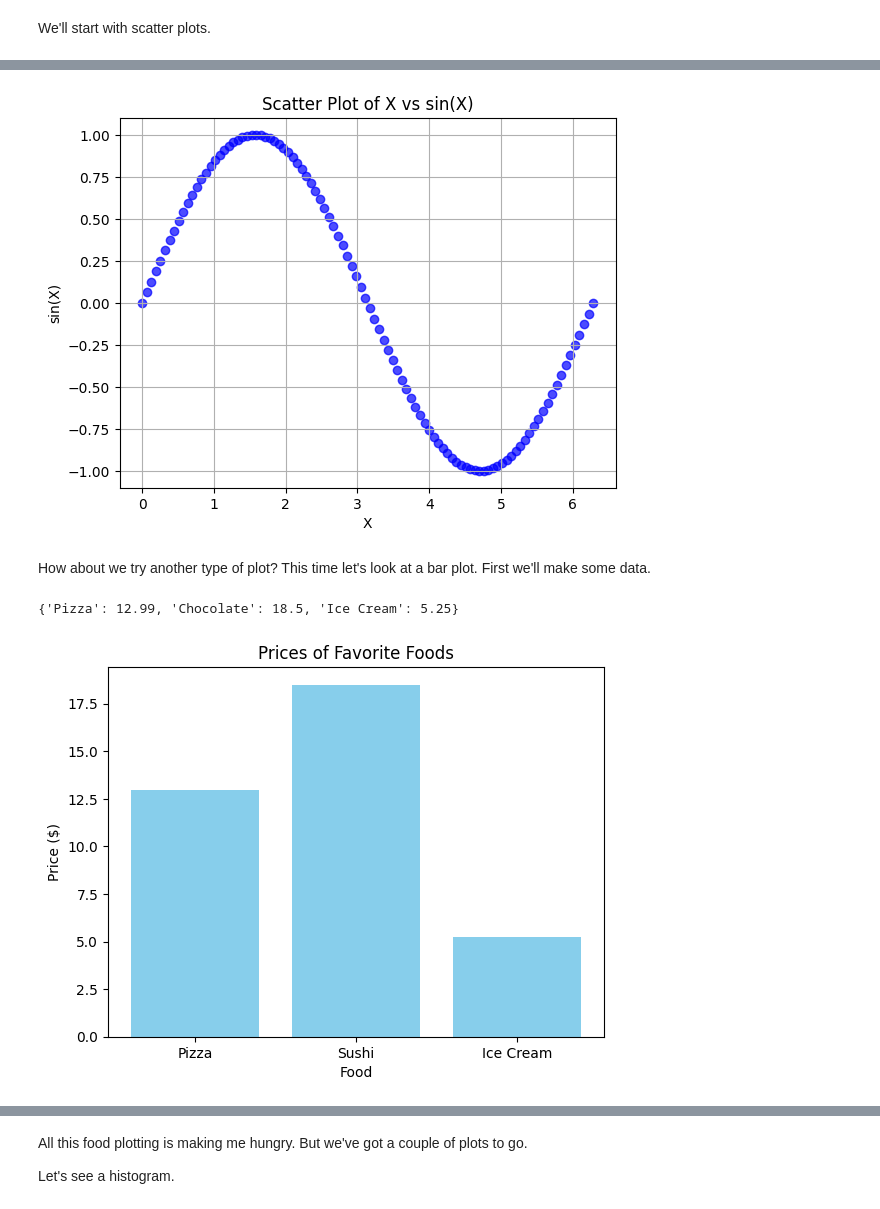
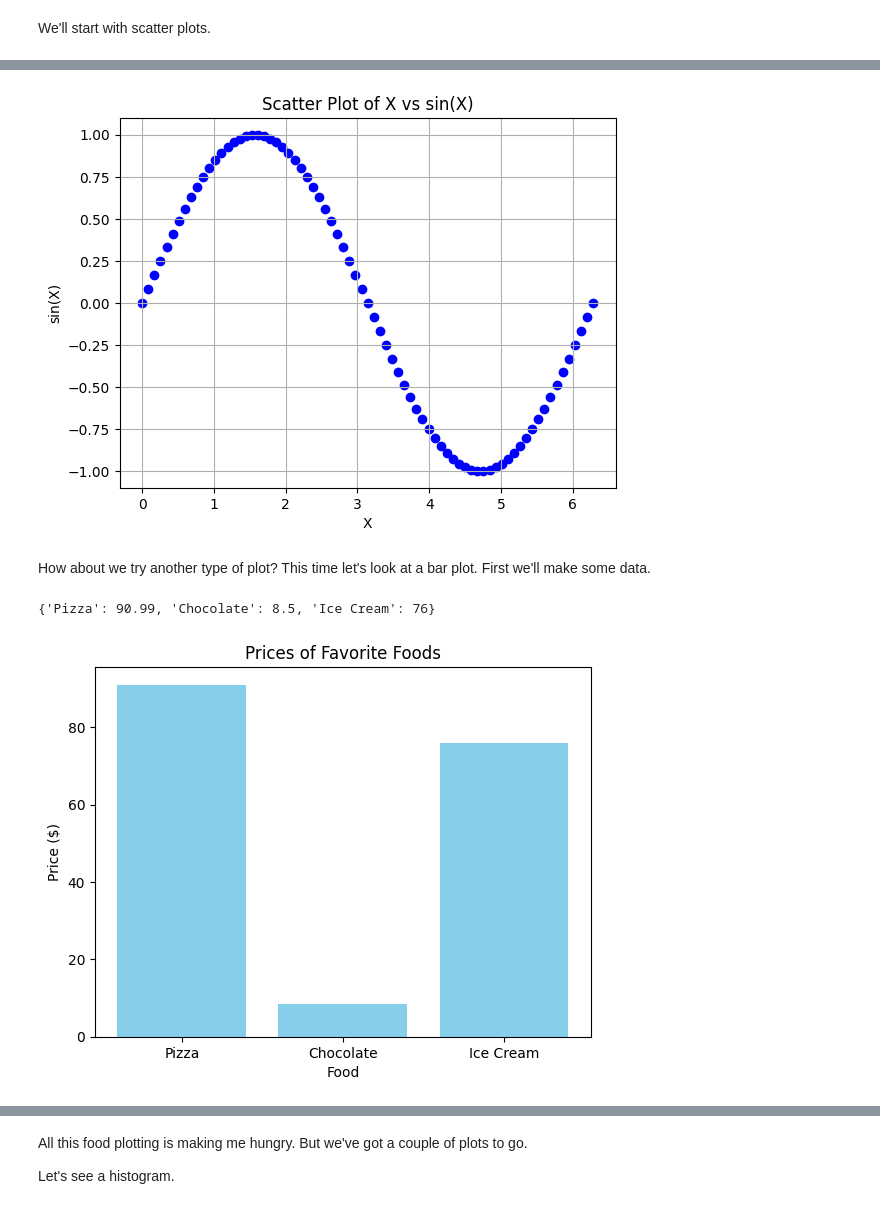
Before and after one commit to srilakshmi-saladi/bdaassignment, a Jupyter notebook: ICP3_B.ipynb, the cells around one changed output, grey strips where cells are left out. Saved outputs shown, nothing was run; the diff lists cells and outputs as text; code cells hidden in the pictures.

```diff
--- a/ICP3_B.ipynb
+++ b/ICP3_B.ipynb
@@ -272,74 +223,63 @@ plt.show()
 import numpy as np
 import matplotlib.pyplot as plt
 
-# Create X array (0 to 2π for a full sine wave)
-X = np.linspace(0, 2 * np.pi, 100)
+X = np.linspace(0, 2 * np.pi, 75)
 
-# Calculate sine of X
 Y = np.sin(X)
 
-# Setup figure and axes
 fig, ax = plt.subplots()
 
-# Create scatter plot
-ax.scatter(X, Y, color='blue', alpha=0.7)
+ax.scatter(X, Y, color='blue')
 
-# Add labels and title
 ax.set_xlabel('X')
 ax.set_ylabel('sin(X)')
 ax.set_title('Scatter Plot of X vs sin(X)')
 
-# Show grid
 ax.grid(True)
 
-# Display plot
 plt.show()
 # %% [output]
-[figure, old version]
+[figure, new version]
 # %% [markdown]
 How about we try another type of plot? This time let's look at a bar plot. First we'll make some data.
 # %%
 # Create a Python dictionary of 3 of your favourite foods with
 # The keys of the dictionary should be the food name and the values their price
 favorite_foods = {
-    "Pizza": 12.99,
-    "Chocolate": 18.50,
-    "Ice Cream": 5.25
+    "Pizza": 90.99,
+    "Chocolate": 8.50,
+    "Ice Cream": 76
 }
 
 print(favorite_foods)
 # %% [output]
-{'Pizza': 12.99, 'Chocolate': 18.5, 'Ice Cream': 5.25}
+{'Pizza': 90.99, 'Chocolate': 8.5, 'Ice Cream': 76}
 # %%
 # Create a bar graph where the x-axis is the keys of the dictionary
 # and the y-axis is the values of the dictionary
 
 
 # Add a title, xlabel and ylabel to the plot
+
 import matplotlib.pyplot as plt
-
-# Your dictionary
 favorite_foods = {
-    "Pizza": 12.99,
-    "Sushi": 18.50,
-    "Ice Cream": 5.25
+    "Pizza": 90.99,
+    "Chocolate": 8.50,
+    "Ice Cream": 76
 }
 
-# Setup figure and axis
+
 fig, ax = plt.subplots()
 
-# Bar plot: x=keys, y=values
 ax.bar(favorite_foods.keys(), favorite_foods.values(), color='skyblue')
 
-# Add title and axis labels
 ax.set_title("Prices of Favorite Foods")
 ax.set_xlabel("Food")
 ax.set_ylabel("Price ($)")
 
-# Show plot
 plt.show()
 # %% [output]
-[figure, old version]
+[figure, new version]
 # %%
 # Make the same plot as above, except this time make the bars go horizontal
 import matplotlib.pyplot as plt
```
Also changed, not shown: parts of 37 cells of this notebook.
